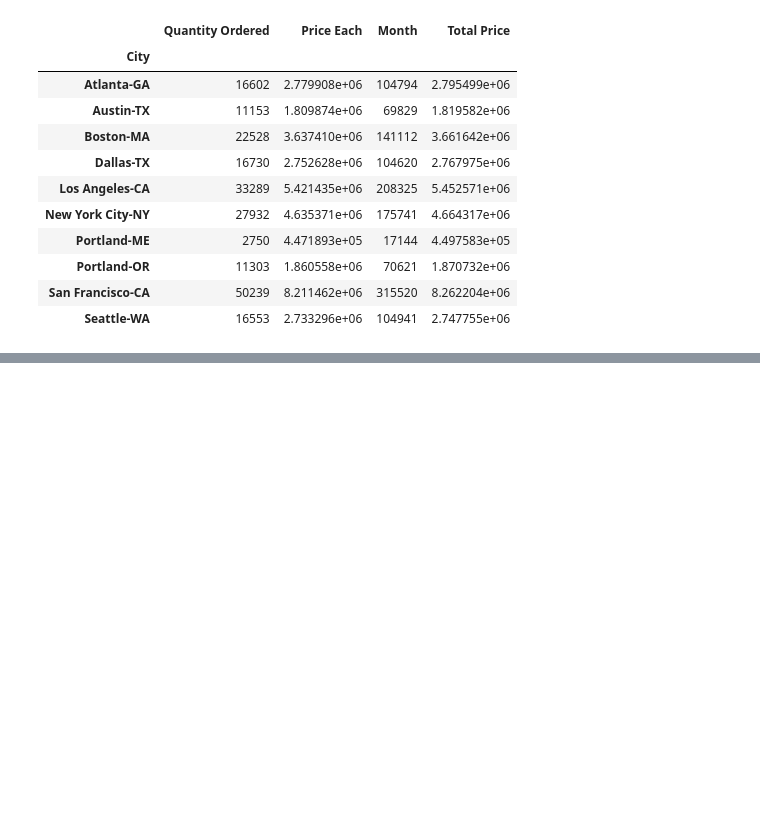
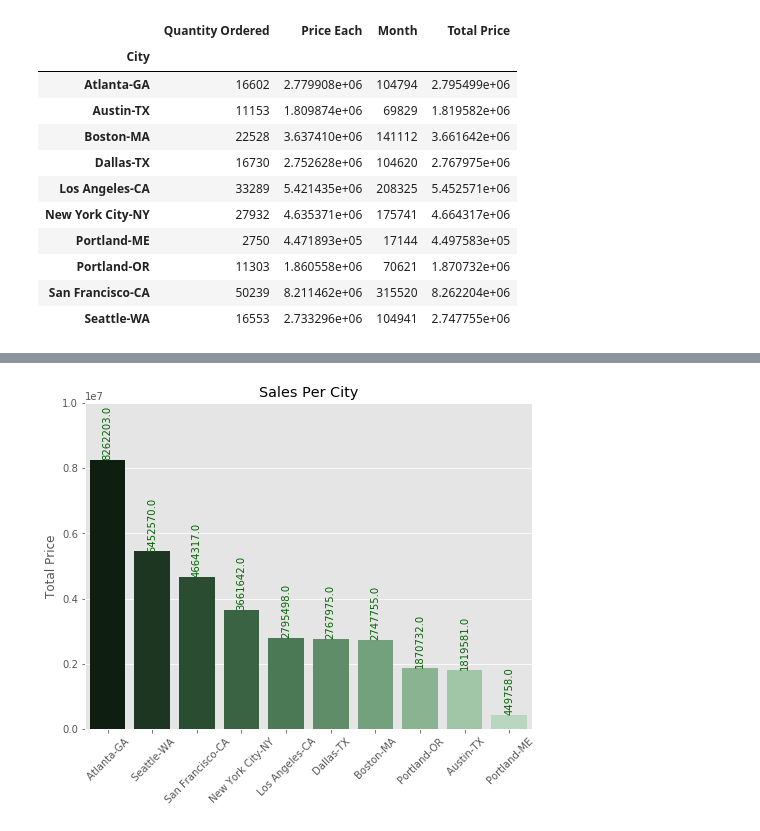
Before and after one commit to hildebrando001/Pandas-Sales-Analysis, a Jupyter notebook: Sales Analysis2.ipynb, the cells around one changed output, grey strips where cells are left out. Cells and saved outputs as stored; diff of their text form; code cells hidden in the pictures; blank space fills up the shorter version.

```diff
--- a/Sales Analysis2.ipynb
+++ b/Sales Analysis2.ipynb
@@ -272,0 +278,19 @@ plt.show()
+# %%
+fig, ax = plt.subplots(figsize=(8, 6))
+# palette = sns.color_palette("Blues", 10)
+palette = sns.cubehelix_palette(10, start=2, rot=0, dark=0.1, light=.80, reverse=True)
+x = all_data['City'].unique()
+y = top_city['Total Price'].sort_values(ascending=False)
+
+sns.barplot(data=top_city, x=x, y=y, palette=palette)
+plt.title('Sales Per City')
+plt.xticks(rotation=45)
+plt.ylim(0, 10000000)
+
+for i in range(len(x)):
+    y[i] = y[i].astype("int32")
+    plt.text(i, y[i], y[i], ha="center", va="bottom", rotation="vertical", color="darkgreen")
+
+plt.show()
+# %% [output]
+[figure, added]
```
Also changed, not shown: parts of 2 cells of this notebook.
